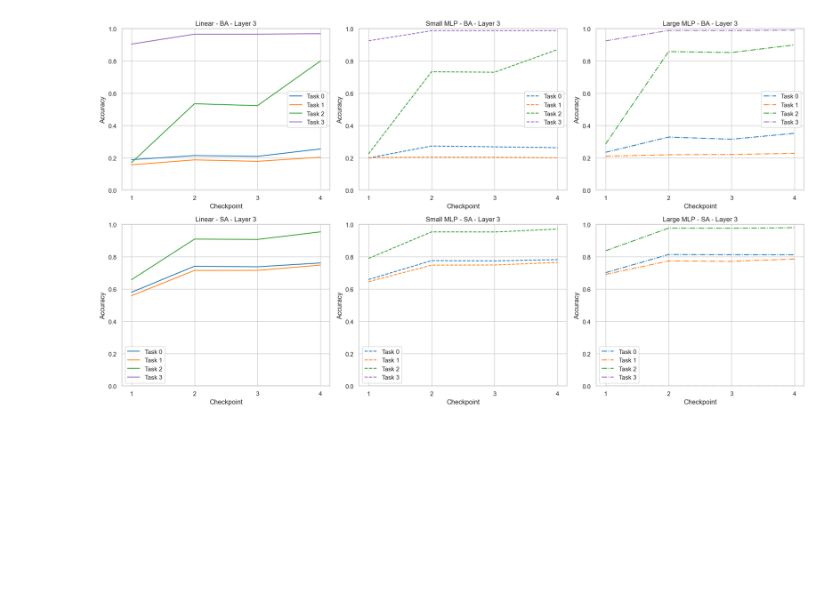
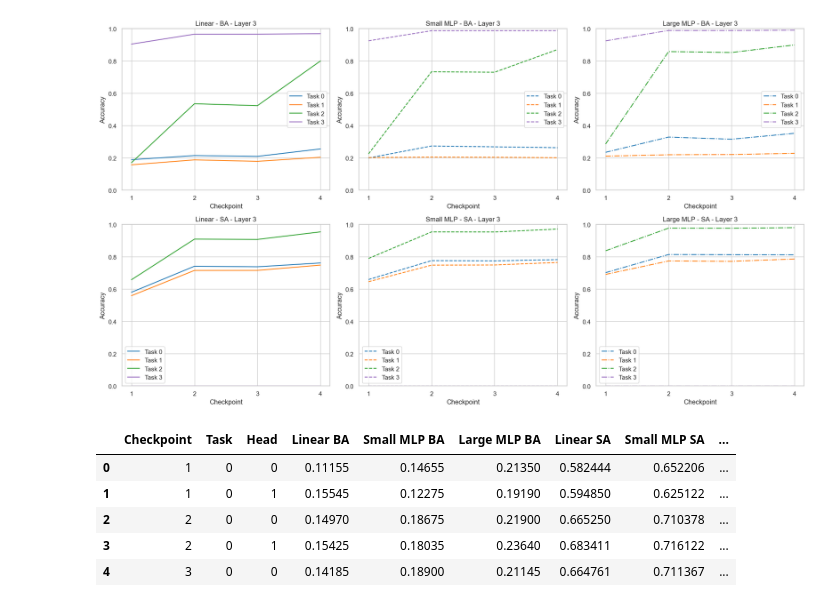
Before and after one commit to rajennparekh/game-thesis, a Jupyter notebook: mnk_transformer/probe_results.ipynb, the cells around one changed output. Cells and saved outputs as stored; diff of their text form; code cells hidden in the pictures; blank space fills up the shorter version.

```diff
--- a/mnk_transformer/probe_results.ipynb
+++ b/mnk_transformer/probe_results.ipynb
@@ -143,3 +143,13 @@ compare_tasks_by_model_and_layer(0, 1, 2, 3)
 [figure]
 [figure]
 [figure]
+# %%
+data = pd.read_csv('/Users/rajenparekh/Desktop/Brown/2024-25/Senior Thesis/two_head_probe_by_head.csv')
+data.head()
+# %% [output]
+|  | Checkpoint | Task | Head | Linear BA | Small MLP BA | Large MLP BA | Linear SA | Small MLP SA | ... |
+| 0 | 1 | 0 | 0 | 0.11155 | 0.14655 | 0.21350 | 0.582444 | 0.652206 | ... |
+| 1 | 1 | 0 | 1 | 0.15545 | 0.12275 | 0.19190 | 0.594850 | 0.625122 | ... |
+| 2 | 2 | 0 | 0 | 0.14970 | 0.18675 | 0.21900 | 0.665250 | 0.710378 | ... |
+| 3 | 2 | 0 | 1 | 0.15425 | 0.18035 | 0.23640 | 0.683411 | 0.716122 | ... |
+| 4 | 3 | 0 | 0 | 0.14185 | 0.18900 | 0.21145 | 0.664761 | 0.711367 | ... |
```
Also changed, not shown: parts of 2 cells of this notebook, 6 other files.
